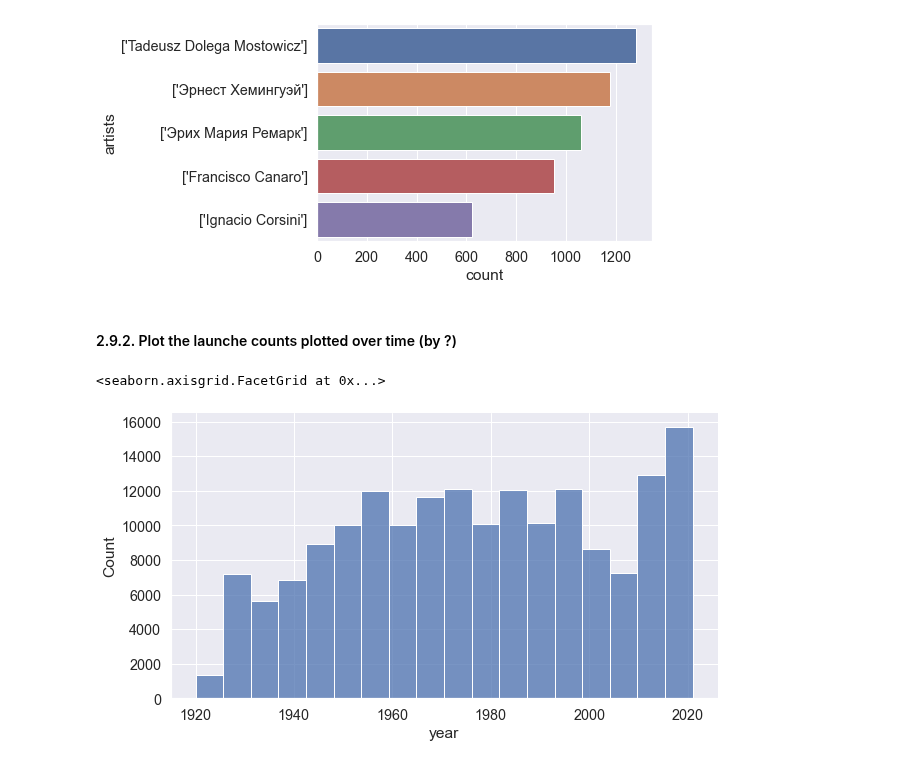
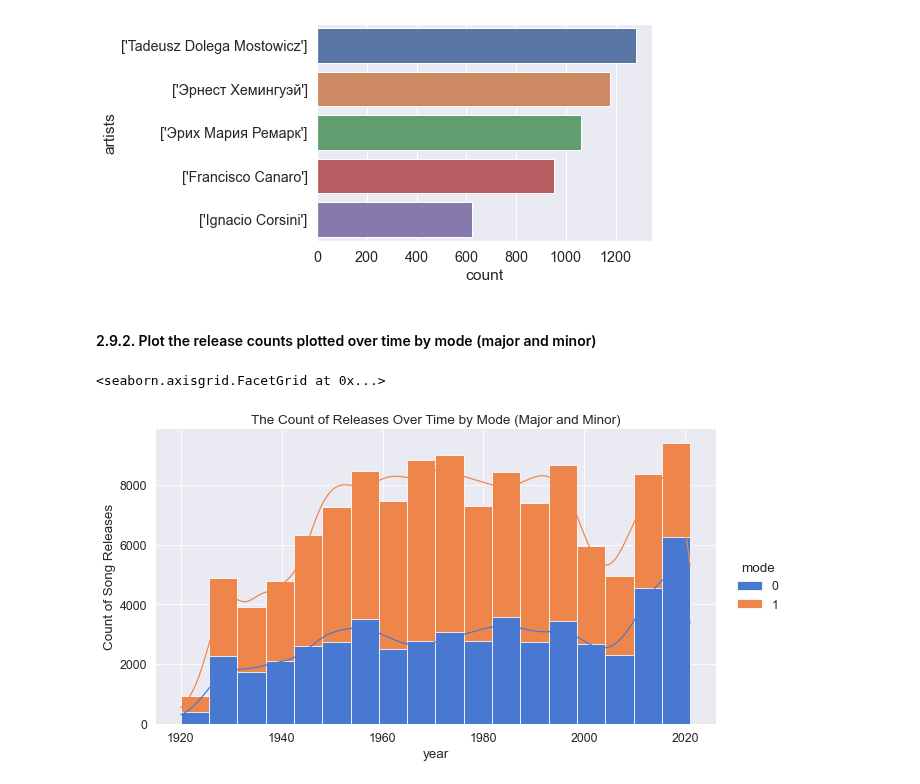
Before and after one commit to data301-2020-winter2/course-project-group_1002, a Jupyter notebook: analysis/Shaohua/milestone2.ipynb, the cells around one changed output. Drawn from its saved outputs; the diff is of its cells as text; code cells hidden in the pictures.

Commit message:
Added a few more data visualizations to my analysis file and created new reports

```diff
--- a/analysis/Shaohua/milestone2.ipynb
+++ b/analysis/Shaohua/milestone2.ipynb
@@ -297,16 +294,19 @@ sns.countplot(y='artists',
 <AxesSubplot:xlabel='count', ylabel='artists'>
 [figure]
 # %% [markdown]
-#### 2.9.2. Plot the launche counts plotted over time (by ?)
+#### 2.9.2. Plot the release counts plotted over time by mode (major and minor)
 # %%
 sns.displot(data=new_data,
             x = 'year',
-            #hue='?',
+            hue='mode',
             palette='muted',
-            multiple="stack",
+            #multiple="stack",
+            kde=True,
             aspect=1.8,
-            #alpha=1,
-            bins=18)
+            alpha=1,
+            bins=18).set(
+    ylabel='Count of Song Releases',
+    title='The Count of Releases Over Time by Mode (Major and Minor)')
 # %% [output]
 <seaborn.axisgrid.FacetGrid at 0x...>
-[figure, old version]
+[figure, new version]
```
Also changed, not shown: parts of 11 cells of this notebook, 3 other files.
